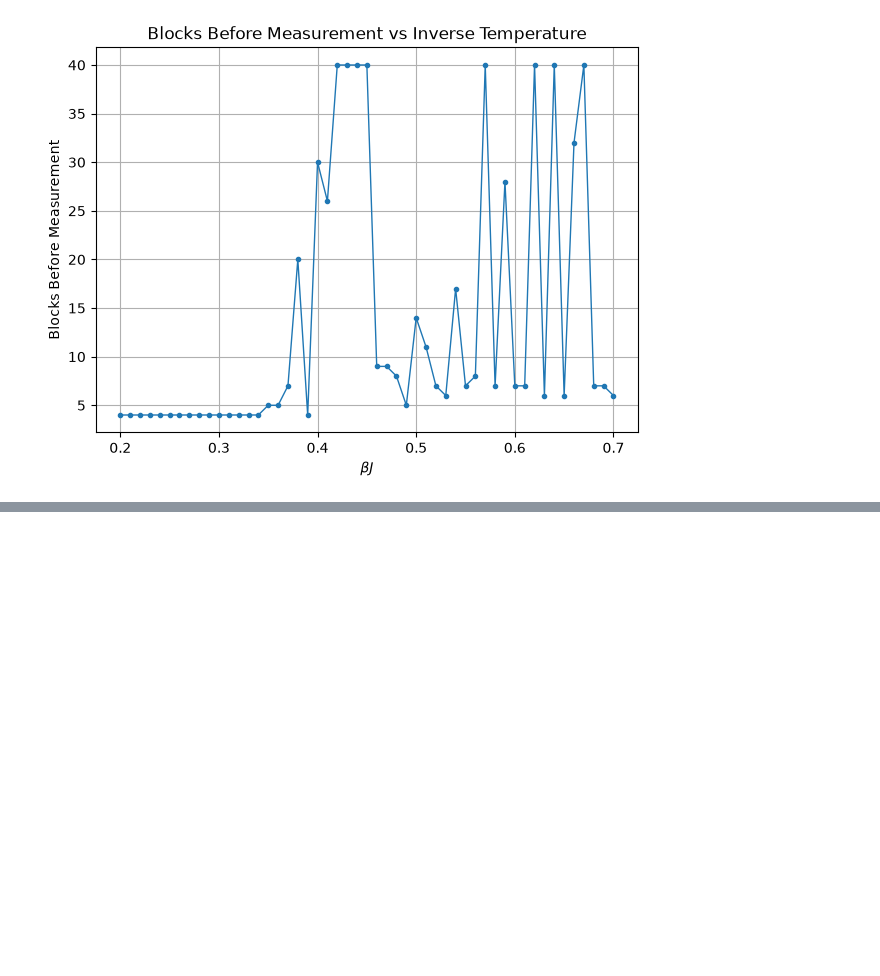
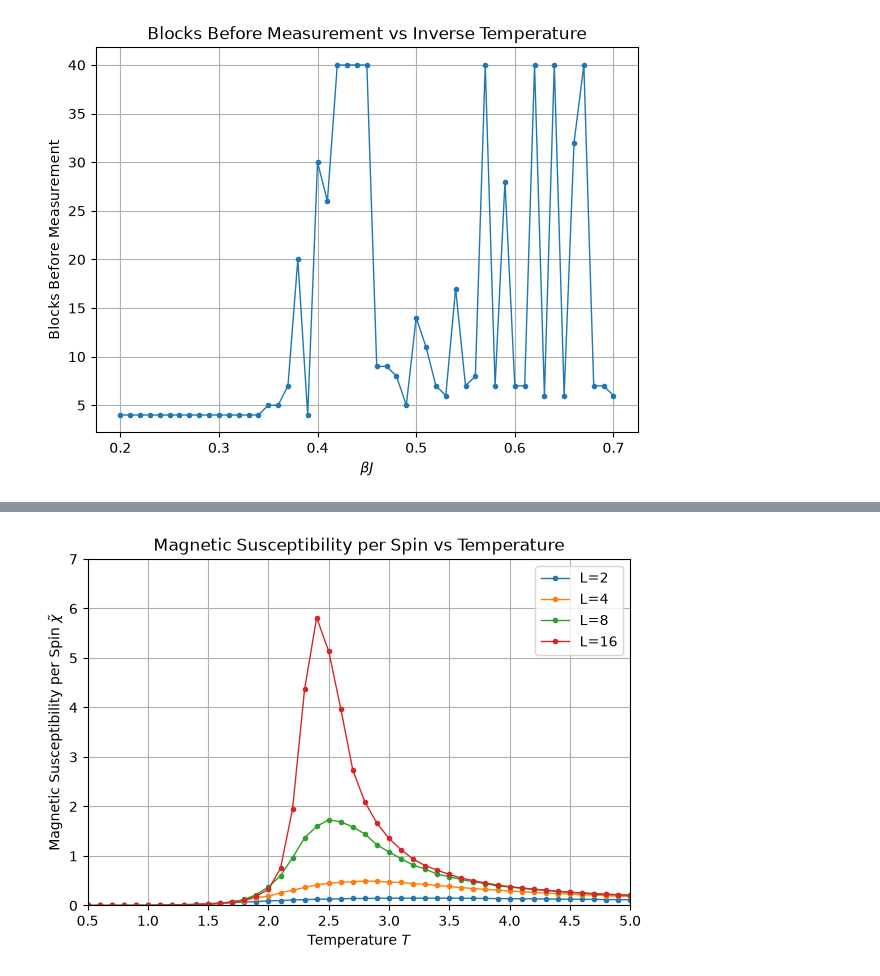
Before and after one commit to aditya-jyrj/ising-rl, a Jupyter notebook: ising/critical_temperature.ipynb, the cells around one changed output, grey strips where cells are left out. Cells and saved outputs as stored; diff of their text form; code cells hidden in the pictures; blank space fills up the shorter version.

```diff
--- a/ising/critical_temperature.ipynb
+++ b/ising/critical_temperature.ipynb
@@ -293,0 +351,25 @@ These points are therefore simulation errors rather than physical behaviour.
+# %%
+plt.figure(figsize=(7, 4.5))
+
+for L, susceptibilities in zip(Ls, all_susceptibilities):
+    plt.plot(
+        T_values,
+        susceptibilities,
+        marker='o',
+        markersize=3,
+        linewidth=1,
+        label=f'L={L}'
+    )
+
+plt.xlabel('Temperature $T$')
+plt.ylabel(r'Magnetic Susceptibility per Spin $\tilde{\chi}$')
+plt.title('Magnetic Susceptibility per Spin vs Temperature')
+
+plt.xlim(0.5, 5)
+plt.ylim(0, 7)
+
+plt.legend()
+plt.grid()
+plt.show()
+# %% [output]
+[figure, added]
```
Also changed, not shown: parts of 5 cells of this notebook, 6 other files.
